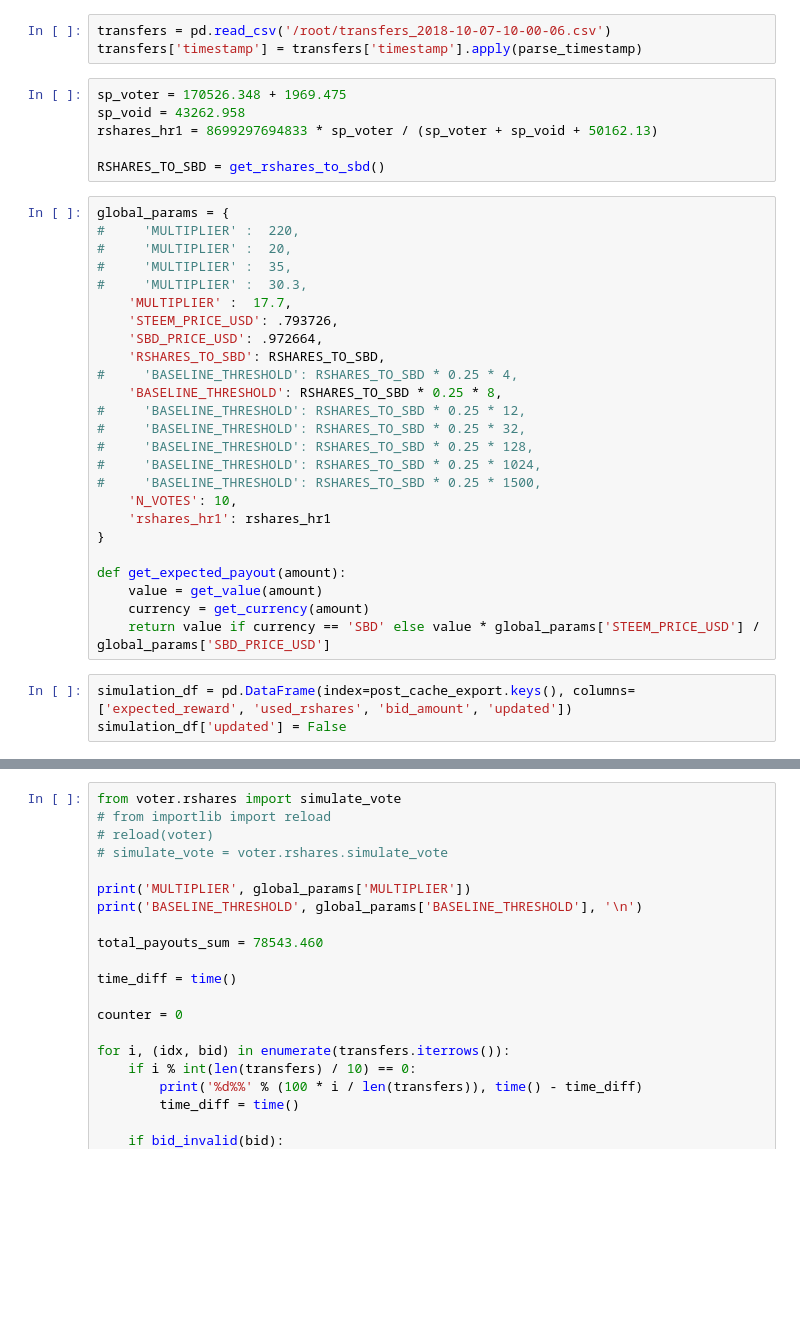
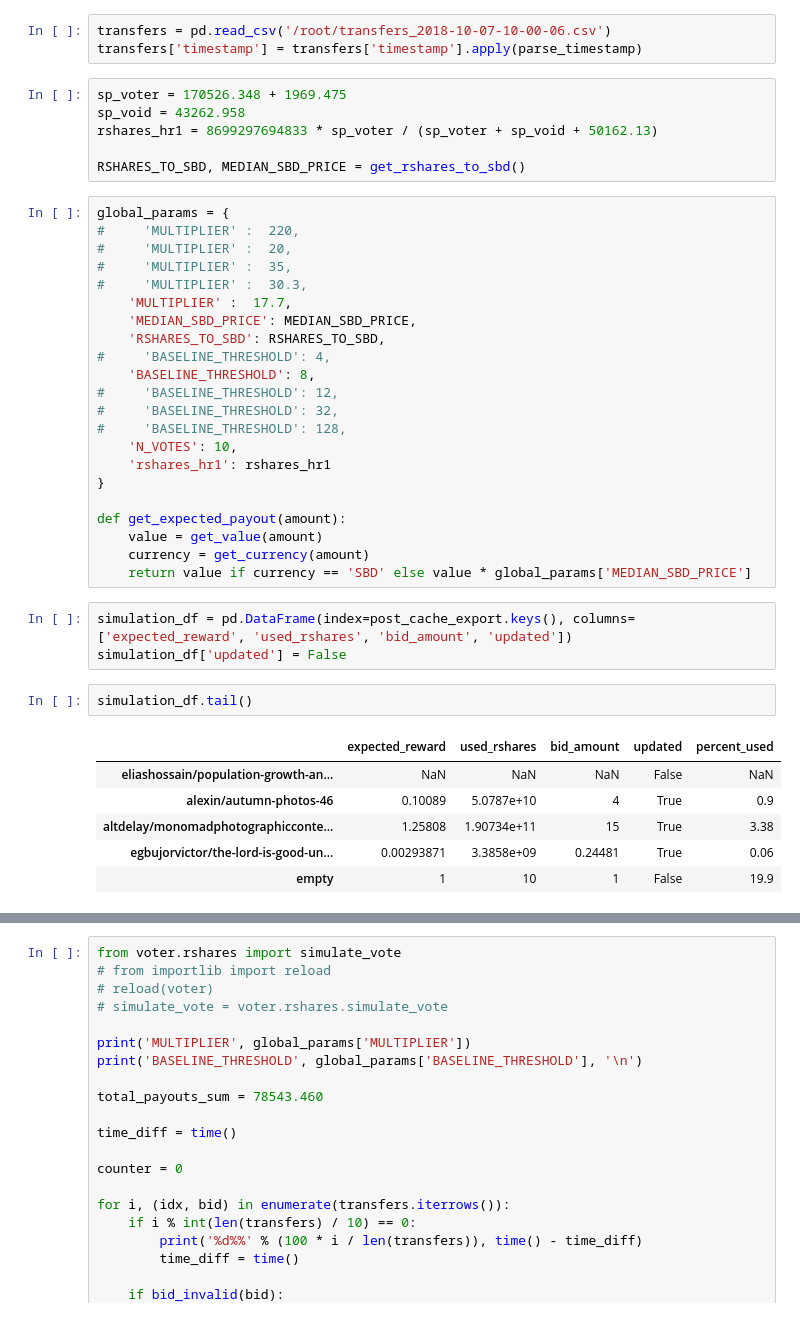
Before and after one commit to hrosspet/voterbot, a Jupyter notebook: nbs/simulation.ipynb, the cells around one changed output, grey strips where cells are left out. Cells and saved outputs as stored; diff of their text form; blank space fills up the shorter version.

```diff
--- a/nbs/simulation.ipynb
+++ b/nbs/simulation.ipynb
@@ -212,7 +237,7 @@ sp_voter = 170526.348 + 1969.475
 sp_void = 43262.958
 rshares_hr1 = 8699297694833 * sp_voter / (sp_voter + sp_void + 50162.13)
 
-RSHARES_TO_SBD = get_rshares_to_sbd()
+RSHARES_TO_SBD, MEDIAN_SBD_PRICE = get_rshares_to_sbd()
 # %%
 global_params = {
 #     'MULTIPLIER' :  220,
@@ -220,16 +245,13 @@ global_params = {
 #     'MULTIPLIER' :  35,
 #     'MULTIPLIER' :  30.3,
     'MULTIPLIER' :  17.7,
-    'STEEM_PRICE_USD': .793726,
-    'SBD_PRICE_USD': .972664,
+    'MEDIAN_SBD_PRICE': MEDIAN_SBD_PRICE,
     'RSHARES_TO_SBD': RSHARES_TO_SBD,
-#     'BASELINE_THRESHOLD': RSHARES_TO_SBD * 0.25 * 4,
-    'BASELINE_THRESHOLD': RSHARES_TO_SBD * 0.25 * 8,
-#     'BASELINE_THRESHOLD': RSHARES_TO_SBD * 0.25 * 12,
-#     'BASELINE_THRESHOLD': RSHARES_TO_SBD * 0.25 * 32,
-#     'BASELINE_THRESHOLD': RSHARES_TO_SBD * 0.25 * 128,
-#     'BASELINE_THRESHOLD': RSHARES_TO_SBD * 0.25 * 1024,
-#     'BASELINE_THRESHOLD': RSHARES_TO_SBD * 0.25 * 1500,
+#     'BASELINE_THRESHOLD': 4,
+    'BASELINE_THRESHOLD': 8,
+#     'BASELINE_THRESHOLD': 12,
+#     'BASELINE_THRESHOLD': 32,
+#     'BASELINE_THRESHOLD': 128,
     'N_VOTES': 10,
     'rshares_hr1': rshares_hr1
 }
@@ -237,7 +259,16 @@ global_params = {
 def get_expected_payout(amount):
     value = get_value(amount)
     currency = get_currency(amount)
-    return value if currency == 'SBD' else value * global_params['STEEM_PRICE_USD'] / global_params['SBD_PRICE_USD']
+    return value if currency == 'SBD' else value * global_params['MEDIAN_SBD_PRICE']
 # %%
 simulation_df = pd.DataFrame(index=post_cache_export.keys(), columns=['expected_reward', 'used_rshares', 'bid_amount', 'updated'])
 simulation_df['updated'] = False
+# %%
+simulation_df.tail()
+# %% [output]
+|  | expected_reward | used_rshares | bid_amount | updated | percent_used |
+| eliashossain/population-growth-an... | NaN | NaN | NaN | False | NaN |
+| alexin/autumn-photos-46 | 0.10089 | 5.0787e+10 | 4 | True | 0.9 |
+| altdelay/monomadphotographicconte... | 1.25808 | 1.90734e+11 | 15 | True | 3.38 |
+| egbujorvictor/the-lord-is-good-un... | 0.00293871 | 3.3858e+09 | 0.24481 | True | 0.06 |
+| empty | 1 | 10 | 1 | False | 19.9 |
```
Also changed, not shown: parts of 5 cells of this notebook, 2 other files.
